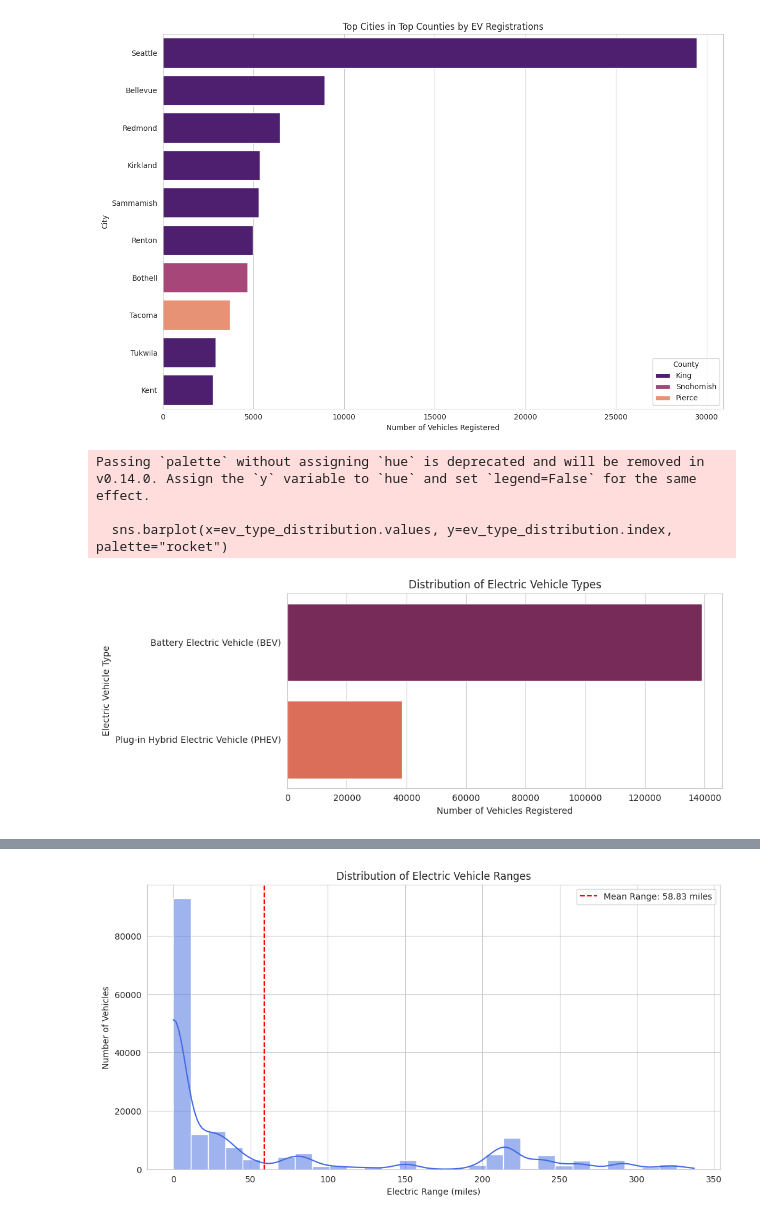
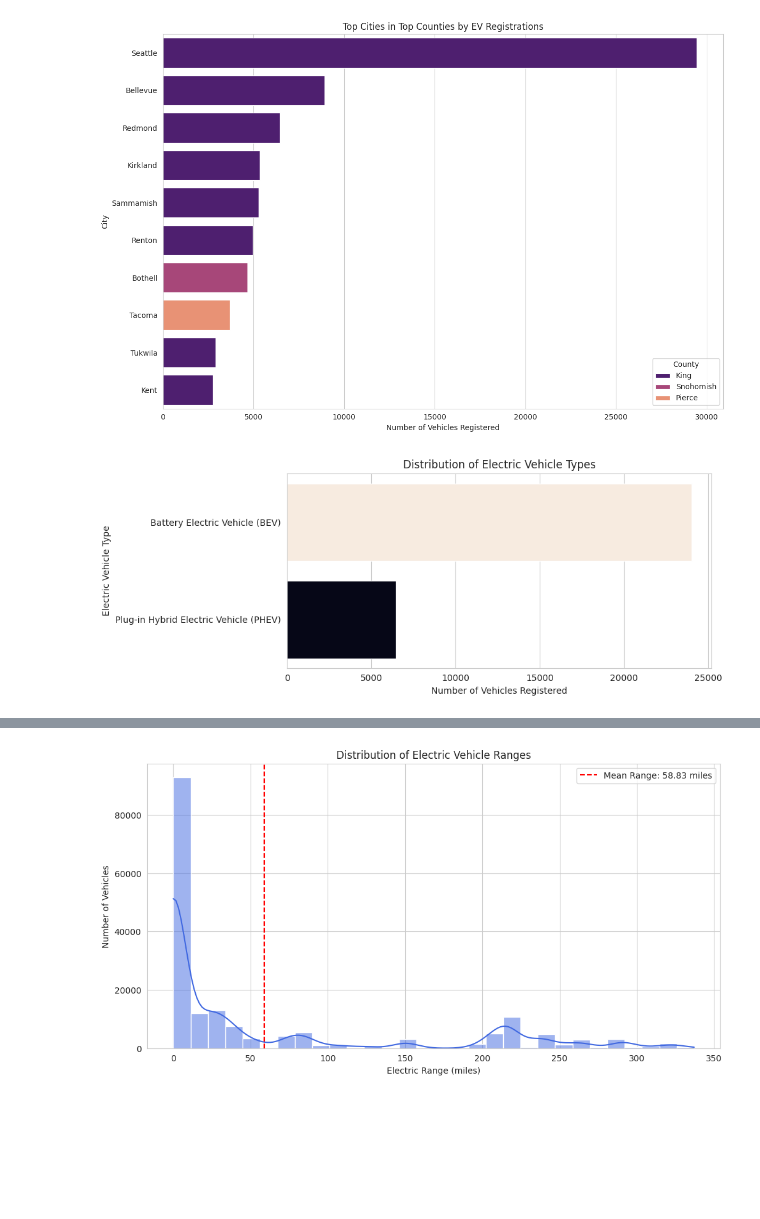
Before and after one commit to 22104071/GS_071, a Jupyter notebook: EV_project_US.ipynb, the cells around one changed output, grey strips where cells are left out. Saved outputs shown, nothing was run; the diff lists cells and outputs as text; code cells hidden in the pictures; blank space fills up the shorter version.

```diff
--- a/EV_project_US.ipynb
+++ b/EV_project_US.ipynb
@@ -74,18 +72,15 @@ plt.show()
 # %%
 #Analyzing the distribution of electric vehicles types
 ev_type_distribution = ev_data['Electric Vehicle Type'].value_counts()
 plt.figure(figsize=(10, 4))
-sns.barplot(x=ev_type_distribution.values, y=ev_type_distribution.index, palette="rocket")
+sns.barplot(x=ev_type_distribution.values, y=ev_type_distribution.index,legend=False,hue=ev_type_distribution.values, palette="rocket")
 plt.title('Distribution of Electric Vehicle Types')
 plt.xlabel('Number of Vehicles Registered')
 plt.ylabel('Electric Vehicle Type')
 plt.tight_layout()
 plt.show()
 # %% [output]
-Passing `palette` without assigning `hue` is deprecated and will be removed in v0.14.0. Assign the `y` variable to `hue` and set `legend=False` for the same effect.
-
-  sns.barplot(x=ev_type_distribution.values, y=ev_type_distribution.index, palette="rocket")
-[figure, old version]
+[figure, new version]
 # %%
 # analyzing the popularity of EV manufacturers
 ev_make_distribution = ev_data['Make'].value_counts().head(10)  # Limiting to top 10 for clarity
```
Also changed, not shown: parts of 4 cells of this notebook.
